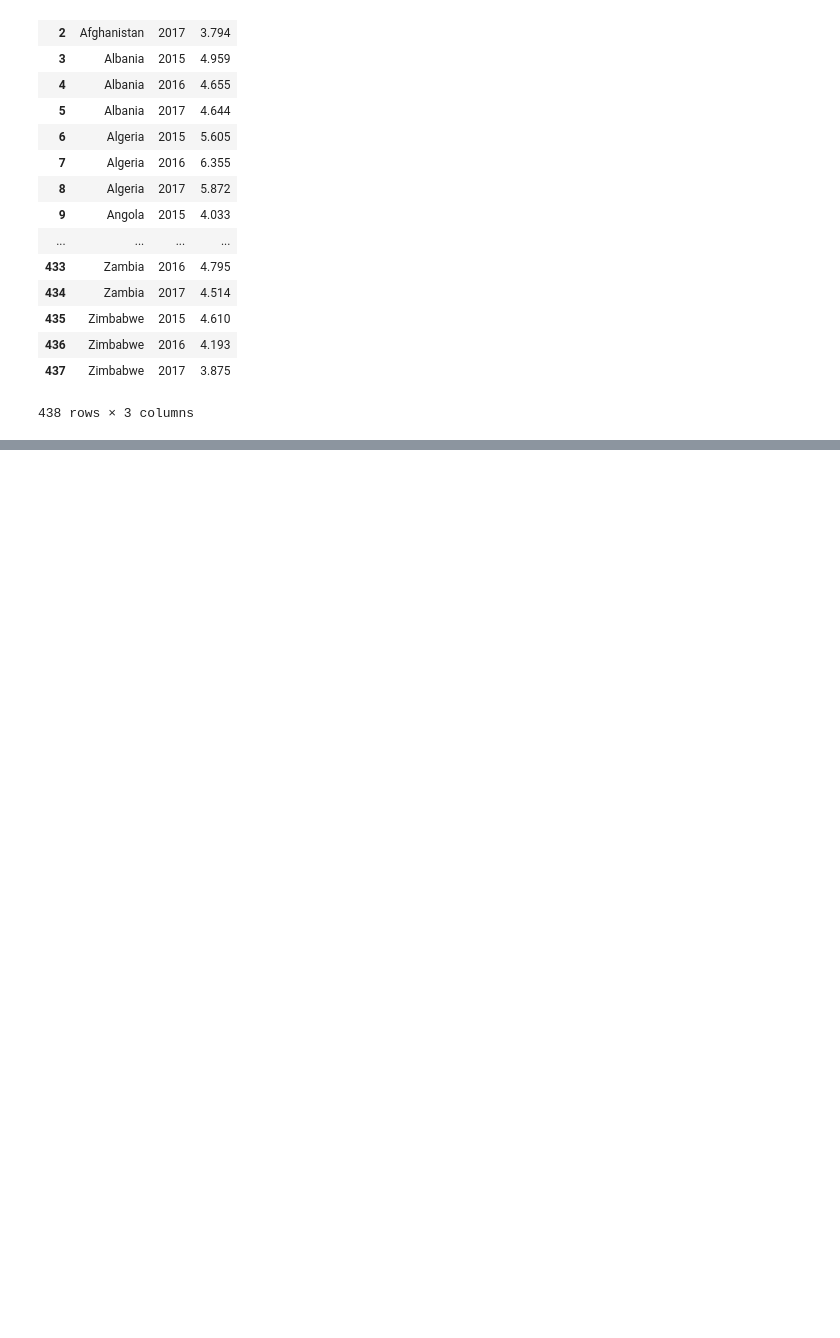
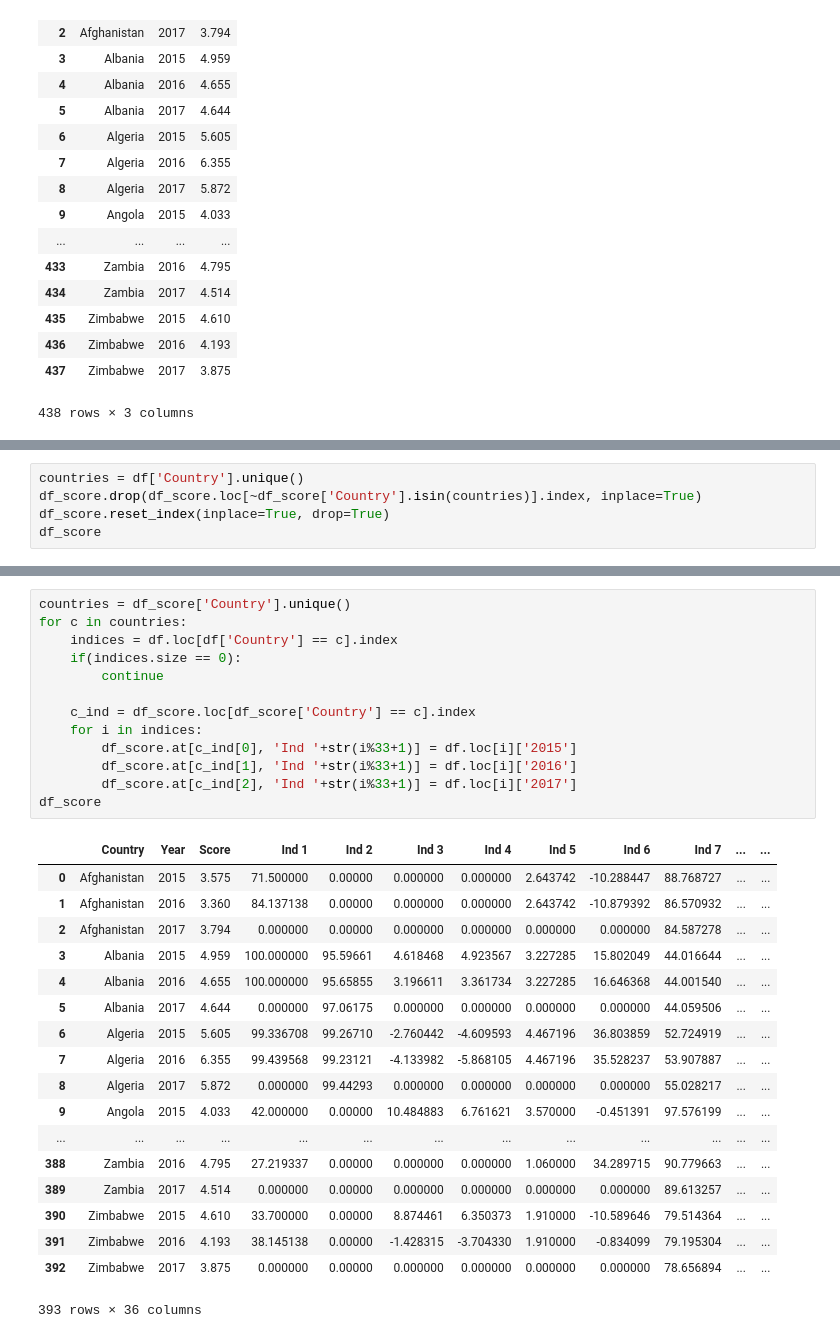
Before and after one commit to arun-joseph/Happiness-Predictor, a Jupyter notebook: dataProcessing.ipynb, the cells around one changed output, grey strips where cells are left out. Cells and saved outputs as stored; diff of their text form; blank space fills up the shorter version.

```diff
--- a/dataProcessing.ipynb
+++ b/dataProcessing.ipynb
@@ -177,0 +166,5 @@ df.loc[df['Country'] == "India"]
+# %%
+countries = df['Country'].unique()
+df_score.drop(df_score.loc[~df_score['Country'].isin(countries)].index, inplace=True)
+df_score.reset_index(inplace=True, drop=True)
+df_score
@@ -177,0 +190,32 @@ df.loc[df['Country'] == "India"]
+# %%
+countries = df_score['Country'].unique()
+for c in countries:
+    indices = df.loc[df['Country'] == c].index
+    if(indices.size == 0):
+        continue
+
+    c_ind = df_score.loc[df_score['Country'] == c].index
+    for i in indices:
+        df_score.at[c_ind[0], 'Ind '+str(i%33+1)] = df.loc[i]['2015']
+        df_score.at[c_ind[1], 'Ind '+str(i%33+1)] = df.loc[i]['2016']
+        df_score.at[c_ind[2], 'Ind '+str(i%33+1)] = df.loc[i]['2017']
+df_score
+# %% [output]
+|  | Country | Year | Score | Ind 1 | Ind 2 | Ind 3 | Ind 4 | Ind 5 | Ind 6 | Ind 7 | ... | ... |
+| 0 | Afghanistan | 2015 | 3.575 | 71.500000 | 0.00000 | 0.000000 | 0.000000 | 2.643742 | -10.288447 | 88.768727 | ... | ... |
+| 1 | Afghanistan | 2016 | 3.360 | 84.137138 | 0.00000 | 0.000000 | 0.000000 | 2.643742 | -10.879392 | 86.570932 | ... | ... |
+| 2 | Afghanistan | 2017 | 3.794 | 0.000000 | 0.00000 | 0.000000 | 0.000000 | 0.000000 | 0.000000 | 84.587278 | ... | ... |
+| 3 | Albania | 2015 | 4.959 | 100.000000 | 95.59661 | 4.618468 | 4.923567 | 3.227285 | 15.802049 | 44.016644 | ... | ... |
+| 4 | Albania | 2016 | 4.655 | 100.000000 | 95.65855 | 3.196611 | 3.361734 | 3.227285 | 16.646368 | 44.001540 | ... | ... |
+| 5 | Albania | 2017 | 4.644 | 0.000000 | 97.06175 | 0.000000 | 0.000000 | 0.000000 | 0.000000 | 44.059506 | ... | ... |
+| 6 | Algeria | 2015 | 5.605 | 99.336708 | 99.26710 | -2.760442 | -4.609593 | 4.467196 | 36.803859 | 52.724919 | ... | ... |
+| 7 | Algeria | 2016 | 6.355 | 99.439568 | 99.23121 | -4.133982 | -5.868105 | 4.467196 | 35.528237 | 53.907887 | ... | ... |
+| 8 | Algeria | 2017 | 5.872 | 0.000000 | 99.44293 | 0.000000 | 0.000000 | 0.000000 | 0.000000 | 55.028217 | ... | ... |
+| 9 | Angola | 2015 | 4.033 | 42.000000 | 0.00000 | 10.484883 | 6.761621 | 3.570000 | -0.451391 | 97.576199 | ... | ... |
+| ... | ... | ... | ... | ... | ... | ... | ... | ... | ... | ... | ... | ... |
+| 388 | Zambia | 2016 | 4.795 | 27.219337 | 0.00000 | 0.000000 | 0.000000 | 1.060000 | 34.289715 | 90.779663 | ... | ... |
+| 389 | Zambia | 2017 | 4.514 | 0.000000 | 0.00000 | 0.000000 | 0.000000 | 0.000000 | 0.000000 | 89.613257 | ... | ... |
+| 390 | Zimbabwe | 2015 | 4.610 | 33.700000 | 0.00000 | 8.874461 | 6.350373 | 1.910000 | -10.589646 | 79.514364 | ... | ... |
+| 391 | Zimbabwe | 2016 | 4.193 | 38.145138 | 0.00000 | -1.428315 | -3.704330 | 1.910000 | -0.834099 | 79.195304 | ... | ... |
+| 392 | Zimbabwe | 2017 | 3.875 | 0.000000 | 0.00000 | 0.000000 | 0.000000 | 0.000000 | 0.000000 | 78.656894 | ... | ... |
+393 rows × 36 columns
```
Also changed, not shown: parts of 5 cells of this notebook.
